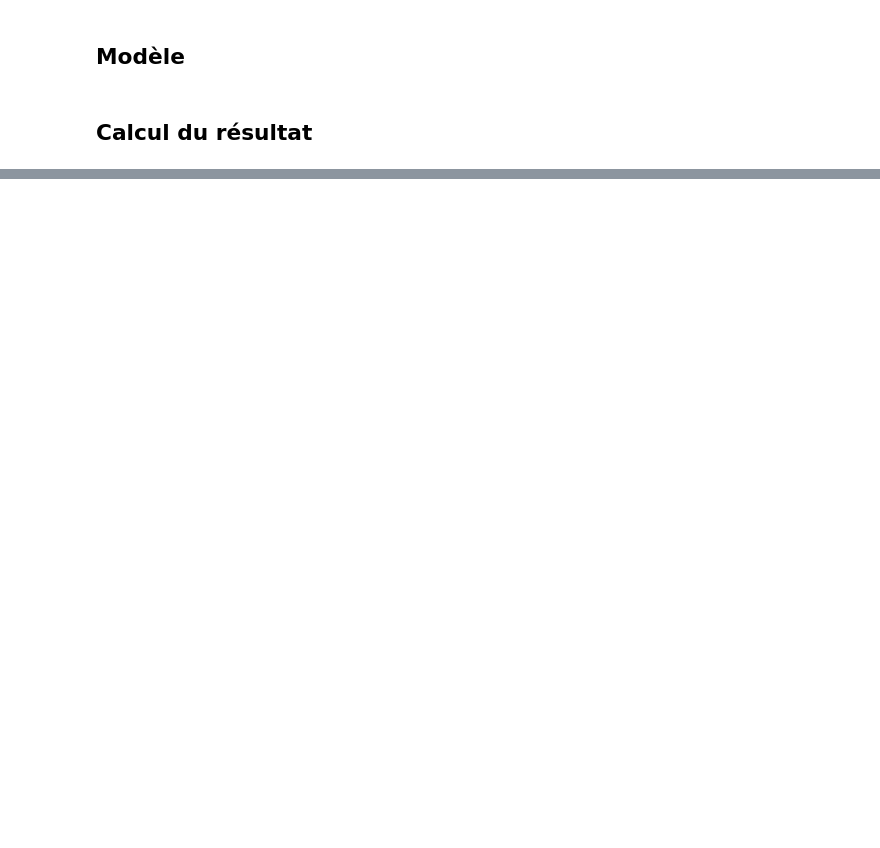
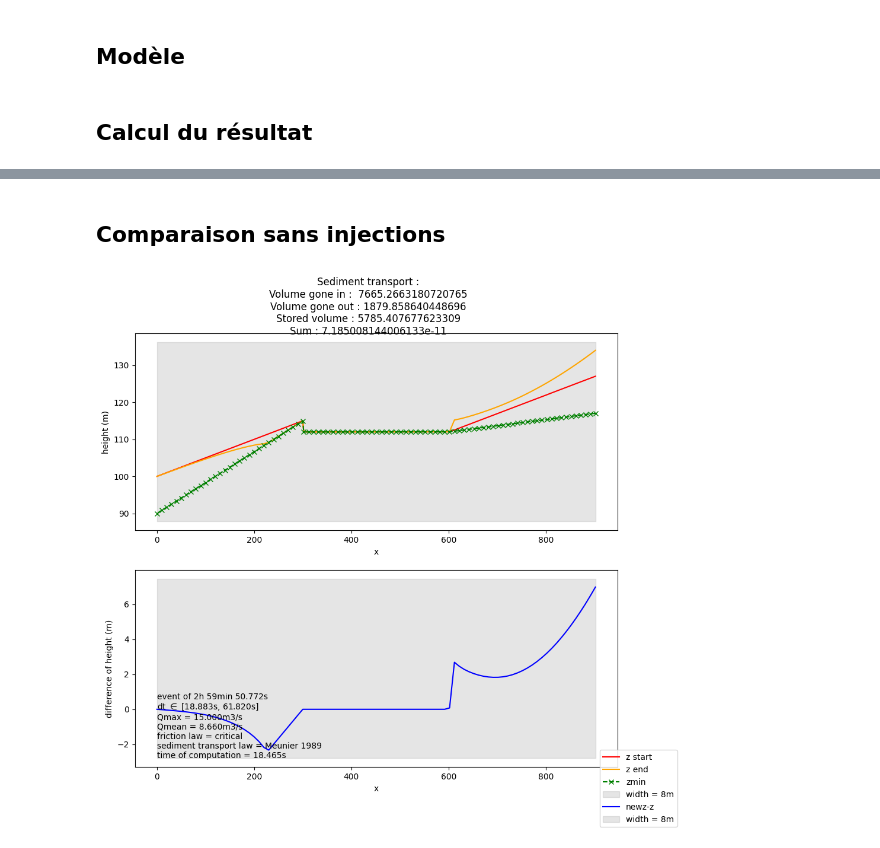
Before and after one commit to sambcn/evofond_v2, a Jupyter notebook: src/main/python/brouillon_pour_injection.ipynb, the cells around one changed output, grey strips where cells are left out. Saved outputs shown, nothing was run; the diff lists cells and outputs as text; code cells hidden in the pictures; blank space fills up the shorter version.

```diff
--- a/src/main/python/brouillon_pour_injection.ipynb
+++ b/src/main/python/brouillon_pour_injection.ipynb
@@ -185,0 +220,26 @@ plt.show()
+# %% [markdown]
+## Comparaison sans injections
+# %%
+# Lancez l'exécution de cette cellule, cela peut prendre quelques minutes. Soyez patients
+
+profile_copy = profile.copy()
+
+result = profile_copy.compute_event(
+    hydrogram = Q,
+    t_hydrogram = list(t),
+    law = sedimentTransportLaw,
+    sedimentogram = Qs,
+    friction_law = friction_law,
+    cfl = cfl,
+    dt = dt,
+    dt_save = dt_save,
+    critical = critical,
+    upstream_condition = upstream_condition,
+    downstream_condition = downstream_condition,
+    plot=True,
+    injection_list=[]
+)
+
+plt.show()
+# %% [output]
+[figure, added]
```
Also changed, not shown: parts of 15 cells of this notebook, 3 other files.
